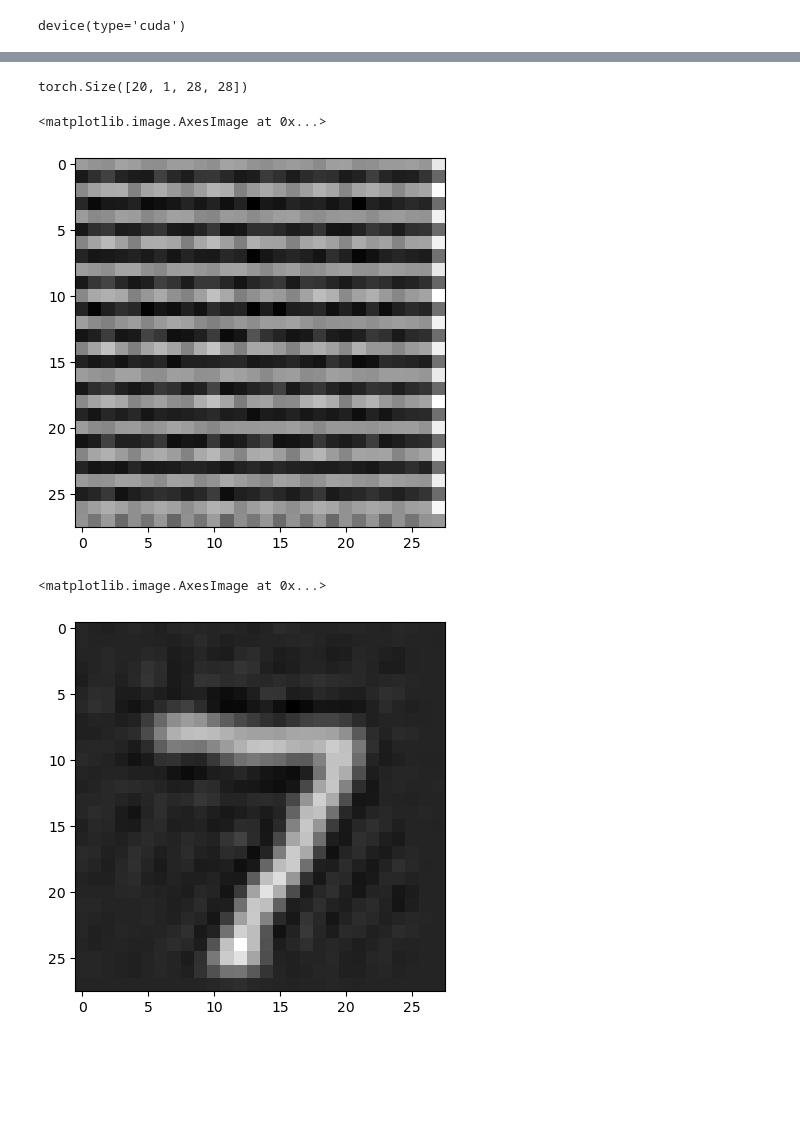
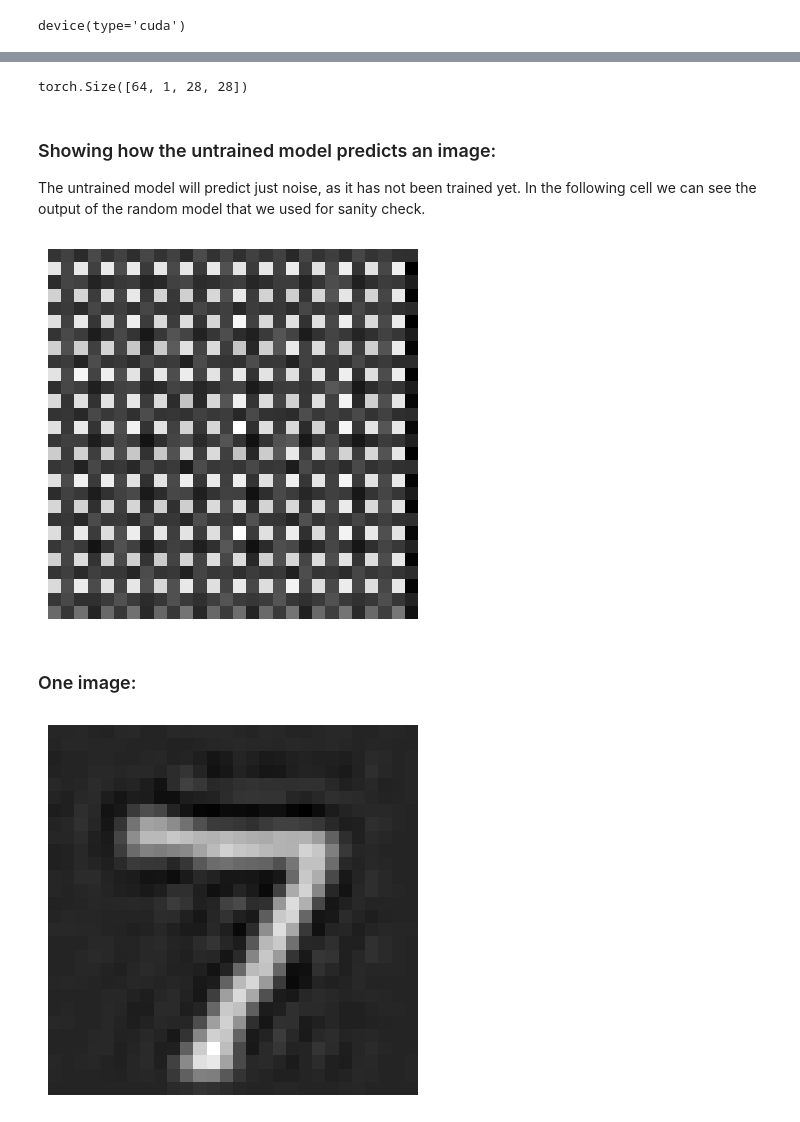
Before and after one commit to CesarAugusto14/studying_interpretability, a Jupyter notebook: autoencoder.ipynb, the cells around one changed output, grey strips where cells are left out. Saved outputs shown, nothing was run; the diff lists cells and outputs as text; code cells hidden in the pictures; blank space fills up the shorter version.

```diff
--- a/autoencoder.ipynb
+++ b/autoencoder.ipynb
@@ -28,9 +38,9 @@ device(type='cuda')
 # %%
 """
-This is the script for calling the data
+
 """
 transform = transforms.Compose([
-    transforms.ToTensor()
+    transforms.ToTensor(),
 ])
 train_data = datasets.MNIST(root='data', train=True, download=True, transform=transform)
 test_data = datasets.MNIST(root='data', train=False, download=True, transform=transform)
@@ -266,12 +264,19 @@ t = nn.ConvTranspose2d(in_channels = 16,
 x = t(x)
 x.shape
 # %% [output]
-torch.Size([20, 1, 28, 28])
+torch.Size([64, 1, 28, 28])
+# %% [markdown]
+### Showing how the untrained model predicts an image:
+
+The untrained model will predict just noise, as it has not been trained yet. In the following cell we can see the output of the random model that we used for sanity check.
 # %%
 plt.imshow(x[0].reshape(28,28).cpu().detach().numpy(), cmap='gray')
+plt.axis('off')
+plt.show()
 # %% [output]
-<matplotlib.image.AxesImage at 0x...>
-[figure, old version]
+[figure, new version]
+# %% [markdown]
+### One image:
 # %%
 # Take one batch of images
 dataiter = iter(test_loader)
@@ -283,6 +288,7 @@ output = model(image.unsqueeze(0))
 output = output.cpu().detach()
 output = output.view(28,28)
 plt.imshow(output, cmap='gray')
+plt.axis('off')
+plt.show()
 # %% [output]
-<matplotlib.image.AxesImage at 0x...>
-[figure, old version]
+[figure, new version]
```
Also changed, not shown: parts of 20 cells of this notebook.
